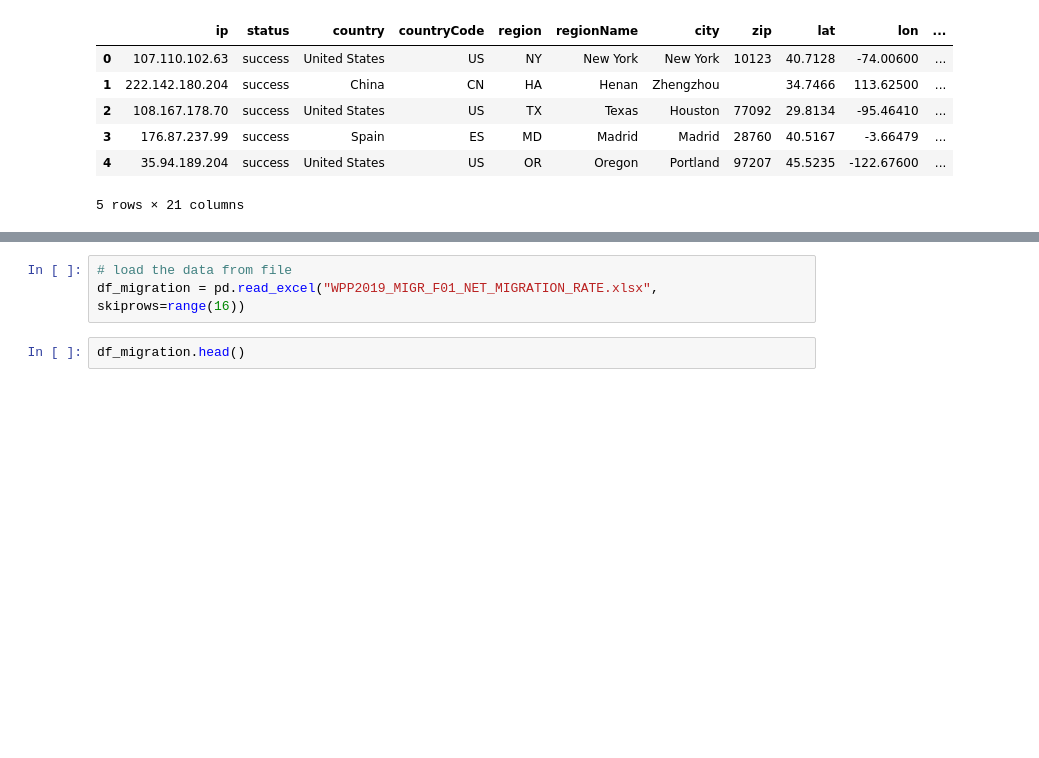
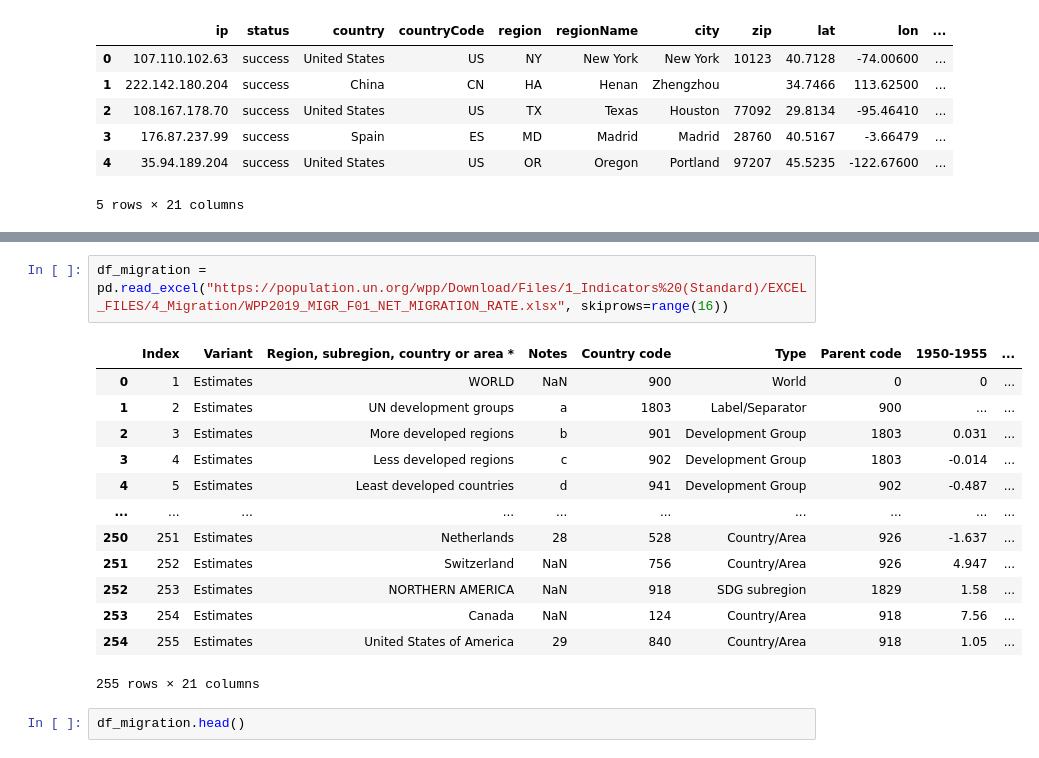
Before and after one commit to kaylarobinson077/shareouts, a Jupyter notebook: womenwhocode/build_your_own_dataset.ipynb, the cells around one changed output, grey strips where cells are left out. Drawn from its saved outputs; the diff is of its cells as text; blank space fills up the shorter version.

Commit message:
read migration data from url

```diff
--- a/womenwhocode/build_your_own_dataset.ipynb
+++ b/womenwhocode/build_your_own_dataset.ipynb
@@ -248,8 +256,21 @@ XLSX file available from the UN
 
 https://population.un.org/wpp/Download/Standard/Migration/
-# %%
-# load the data from file
-df_migration = pd.read_excel("WPP2019_MIGR_F01_NET_MIGRATION_RATE.xlsx", skiprows=range(16))
+# %%
+df_migration = pd.read_excel("https://population.un.org/wpp/Download/Files/1_Indicators%20(Standard)/EXCEL_FILES/4_Migration/WPP2019_MIGR_F01_NET_MIGRATION_RATE.xlsx", skiprows=range(16))
+# %% [output]
+|  | Index | Variant | Region, subregion, country or area * | Notes | Country code | Type | Parent code | 1950-1955 | ... |
+| 0 | 1 | Estimates | WORLD | NaN | 900 | World | 0 | 0 | ... |
+| 1 | 2 | Estimates | UN development groups | a | 1803 | Label/Separator | 900 | ... | ... |
+| 2 | 3 | Estimates | More developed regions | b | 901 | Development Group | 1803 | 0.031 | ... |
+| 3 | 4 | Estimates | Less developed regions | c | 902 | Development Group | 1803 | -0.014 | ... |
+| 4 | 5 | Estimates | Least developed countries | d | 941 | Development Group | 902 | -0.487 | ... |
+| ... | ... | ... | ... | ... | ... | ... | ... | ... | ... |
+| 250 | 251 | Estimates | Netherlands | 28 | 528 | Country/Area | 926 | -1.637 | ... |
+| 251 | 252 | Estimates | Switzerland | NaN | 756 | Country/Area | 926 | 4.947 | ... |
+| 252 | 253 | Estimates | NORTHERN AMERICA | NaN | 918 | SDG subregion | 1829 | 1.58 | ... |
+| 253 | 254 | Estimates | Canada | NaN | 124 | Country/Area | 918 | 7.56 | ... |
+| 254 | 255 | Estimates | United States of America | 29 | 840 | Country/Area | 918 | 1.05 | ... |
+255 rows × 21 columns
 # %%
 df_migration.head()
 # %% [output]
```
Also changed, not shown: parts of 6 cells of this notebook.
